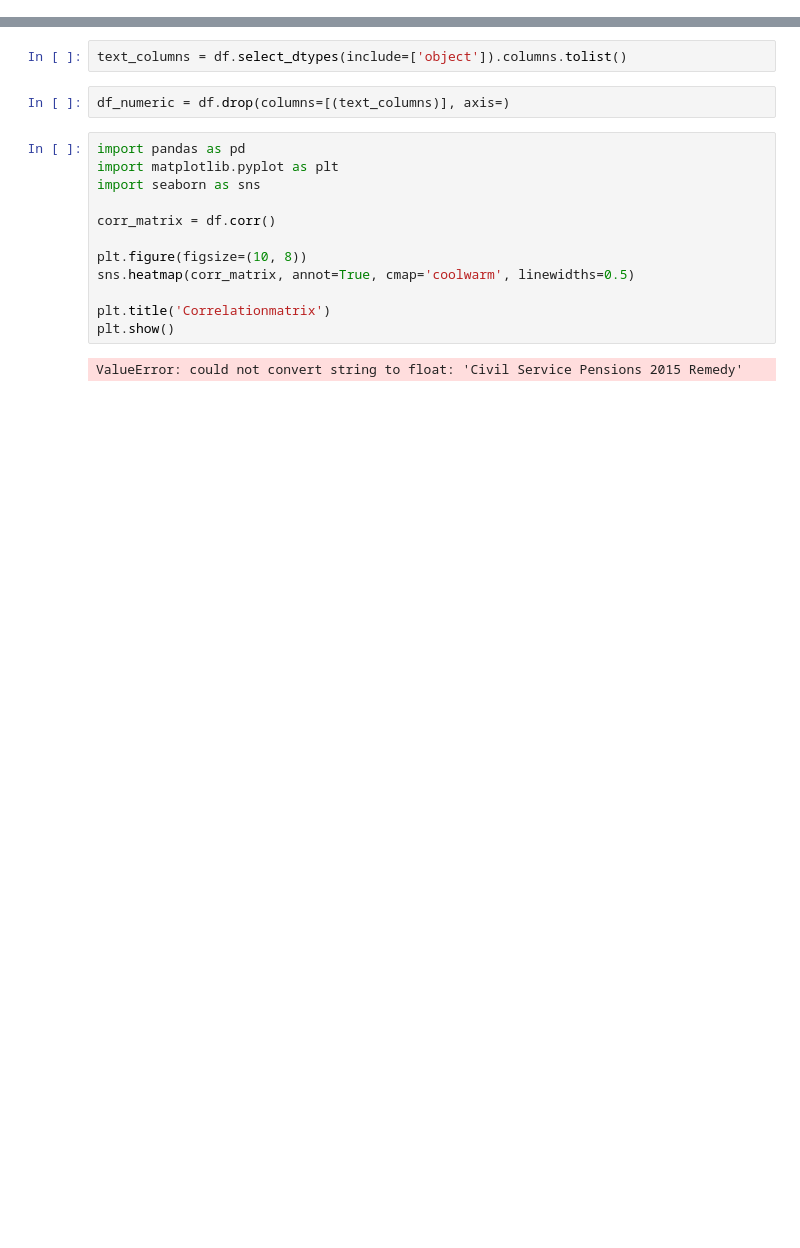
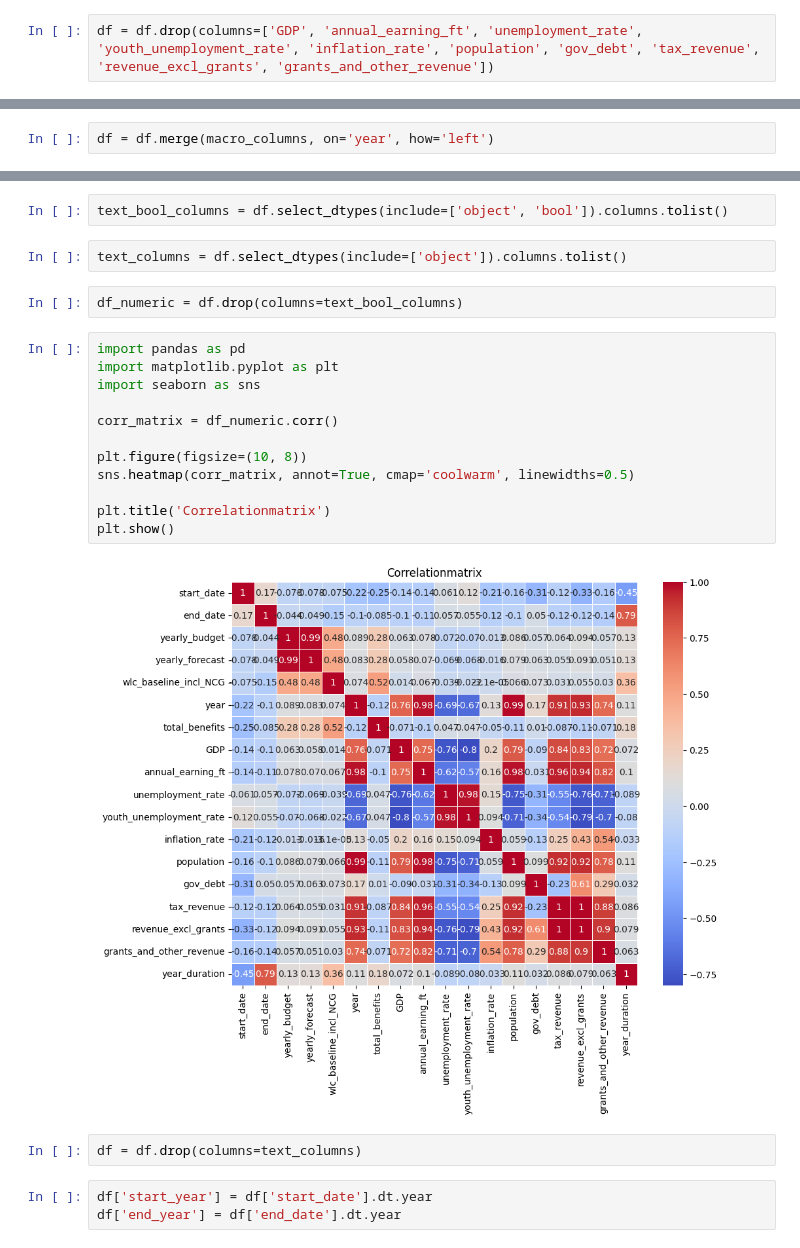
Before and after one commit to rauschgold/ds-bootcamp-capstone-project, a Jupyter notebook: notebooks/playground.ipynb, the cells around one changed output, grey strips where cells are left out. Saved outputs shown, nothing was run; the diff lists cells and outputs as text; blank space fills up the shorter version.

```diff
--- a/notebooks/playground.ipynb
+++ b/notebooks/playground.ipynb
@@ -315,0 +357,2 @@ df.to_pickle('pickle_w_dummies_and_datetime.pkl')
+# %%
+df = df.drop(columns=['GDP', 'annual_earning_ft', 'unemployment_rate', 'youth_unemployment_rate', 'inflation_rate', 'population', 'gov_debt', 'tax_revenue', 'revenue_excl_grants', 'grants_and_other_revenue'])
@@ -315,0 +379,2 @@ df.to_pickle('pickle_w_dummies_and_datetime.pkl')
+# %%
+df = df.merge(macro_columns, on='year', how='left')
@@ -316,20 +383,27 @@ df.to_pickle('pickle_w_dummies_and_datetime.pkl')
 # %%
 num_columns = df.select_dtypes(exclude=['object']).columns.tolist()
+# %%
+text_bool_columns = df.select_dtypes(include=['object', 'bool']).columns.tolist()
 # %%
 text_columns = df.select_dtypes(include=['object']).columns.tolist()
 # %%
-df_numeric = df.drop(columns=[(text_columns)], axis=)
+df_numeric = df.drop(columns=text_bool_columns)
 # %%
 import pandas as pd
 import matplotlib.pyplot as plt
 import seaborn as sns
 
-corr_matrix = df.corr()
+corr_matrix = df_numeric.corr()
 
 plt.figure(figsize=(10, 8))
 sns.heatmap(corr_matrix, annot=True, cmap='coolwarm', linewidths=0.5)
 
 plt.title('Correlationmatrix')
 plt.show()
 # %% [output]
-ValueError: could not convert string to float: 'Civil Service Pensions 2015 Remedy'
+[figure, added]
+# %%
+df = df.drop(columns=text_columns)
+# %%
+df['start_year'] = df['start_date'].dt.year
+df['end_year'] = df['end_date'].dt.year
```
Also changed, not shown: parts of 12 cells of this notebook, 3 other files.
